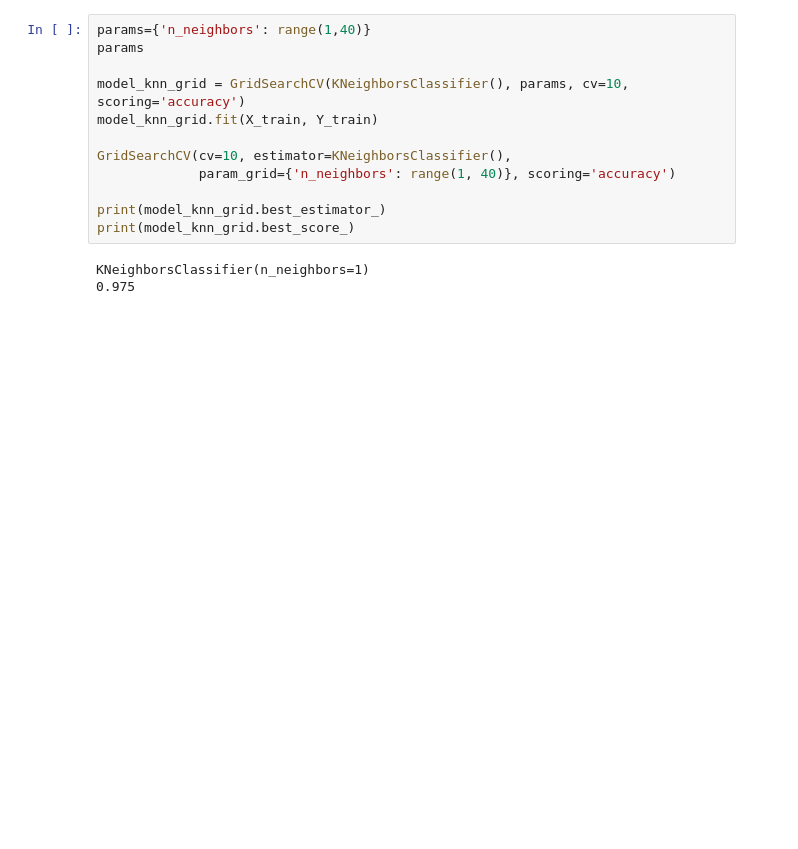
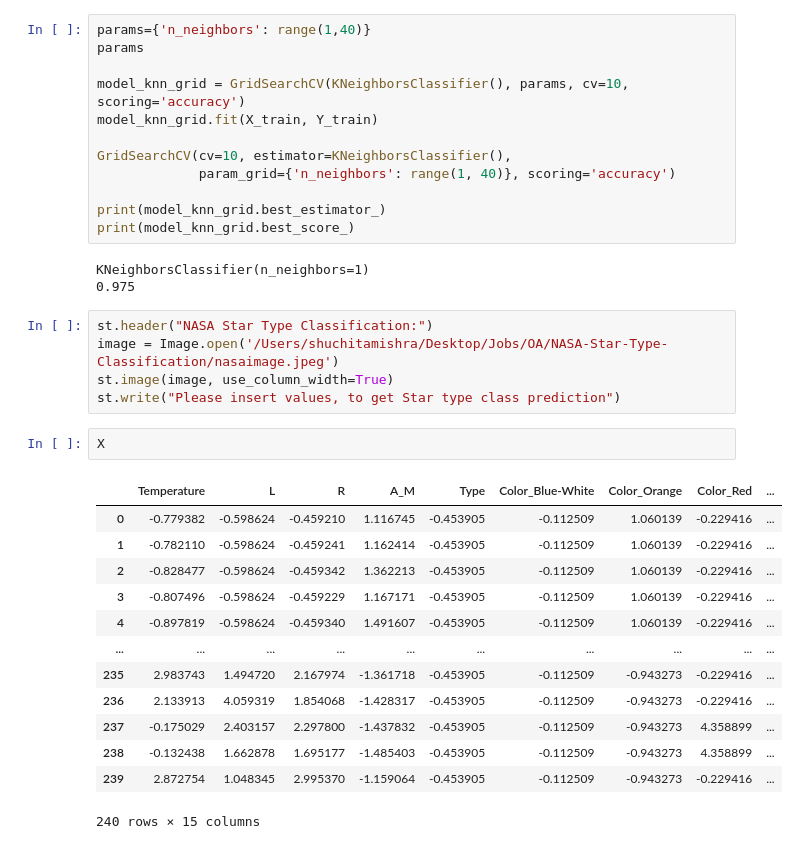
Before and after one commit to shuchita28/NASA-Star-Type-Classification, a Jupyter notebook: NASA_Star_Type_Classification.ipynb, the cells around one changed output. Saved outputs shown, nothing was run; the diff lists cells and outputs as text; blank space fills up the shorter version.

```diff
--- a/NASA_Star_Type_Classification.ipynb
+++ b/NASA_Star_Type_Classification.ipynb
@@ -495,3 +519,24 @@ print(model_knn_grid.best_score_)
 # %% [output]
 KNeighborsClassifier(n_neighbors=1)
 0.975
+# %%
+st.header("NASA Star Type Classification:")
+image = Image.open('/Users/shuchitamishra/Desktop/Jobs/OA/NASA-Star-Type-Classification/nasaimage.jpeg')
+st.image(image, use_column_width=True)
+st.write("Please insert values, to get Star type class prediction")
+# %%
+X
+# %% [output]
+|  | Temperature | L | R | A_M | Type | Color_Blue-White | Color_Orange | Color_Red | ... |
+| 0 | -0.779382 | -0.598624 | -0.459210 | 1.116745 | -0.453905 | -0.112509 | 1.060139 | -0.229416 | ... |
+| 1 | -0.782110 | -0.598624 | -0.459241 | 1.162414 | -0.453905 | -0.112509 | 1.060139 | -0.229416 | ... |
+| 2 | -0.828477 | -0.598624 | -0.459342 | 1.362213 | -0.453905 | -0.112509 | 1.060139 | -0.229416 | ... |
+| 3 | -0.807496 | -0.598624 | -0.459229 | 1.167171 | -0.453905 | -0.112509 | 1.060139 | -0.229416 | ... |
+| 4 | -0.897819 | -0.598624 | -0.459340 | 1.491607 | -0.453905 | -0.112509 | 1.060139 | -0.229416 | ... |
+| ... | ... | ... | ... | ... | ... | ... | ... | ... | ... |
+| 235 | 2.983743 | 1.494720 | 2.167974 | -1.361718 | -0.453905 | -0.112509 | -0.943273 | -0.229416 | ... |
+| 236 | 2.133913 | 4.059319 | 1.854068 | -1.428317 | -0.453905 | -0.112509 | -0.943273 | -0.229416 | ... |
+| 237 | -0.175029 | 2.403157 | 2.297800 | -1.437832 | -0.453905 | -0.112509 | -0.943273 | 4.358899 | ... |
+| 238 | -0.132438 | 1.662878 | 1.695177 | -1.485403 | -0.453905 | -0.112509 | -0.943273 | 4.358899 | ... |
+| 239 | 2.872754 | 1.048345 | 2.995370 | -1.159064 | -0.453905 | -0.112509 | -0.943273 | -0.229416 | ... |
+240 rows × 15 columns
```
Also changed, not shown: parts of 22 cells of this notebook, 3 other files.
